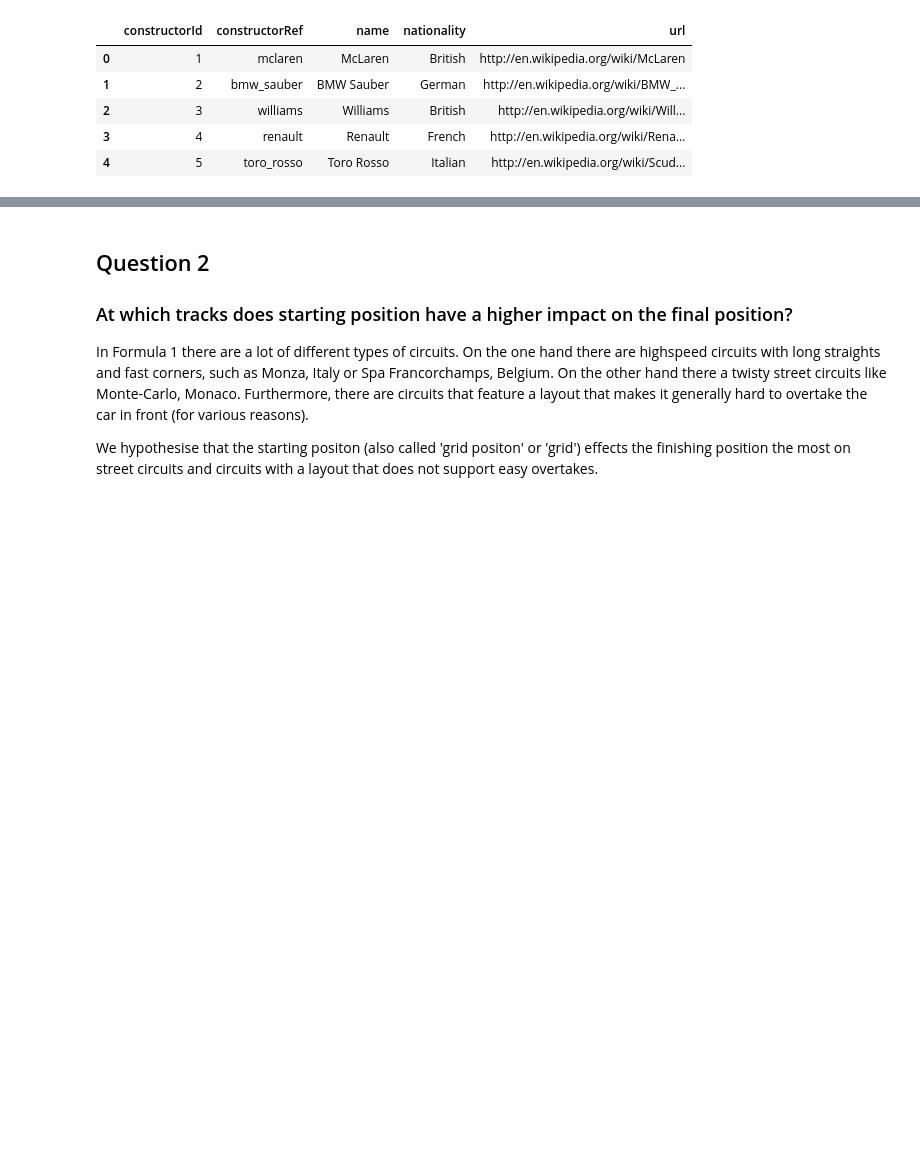
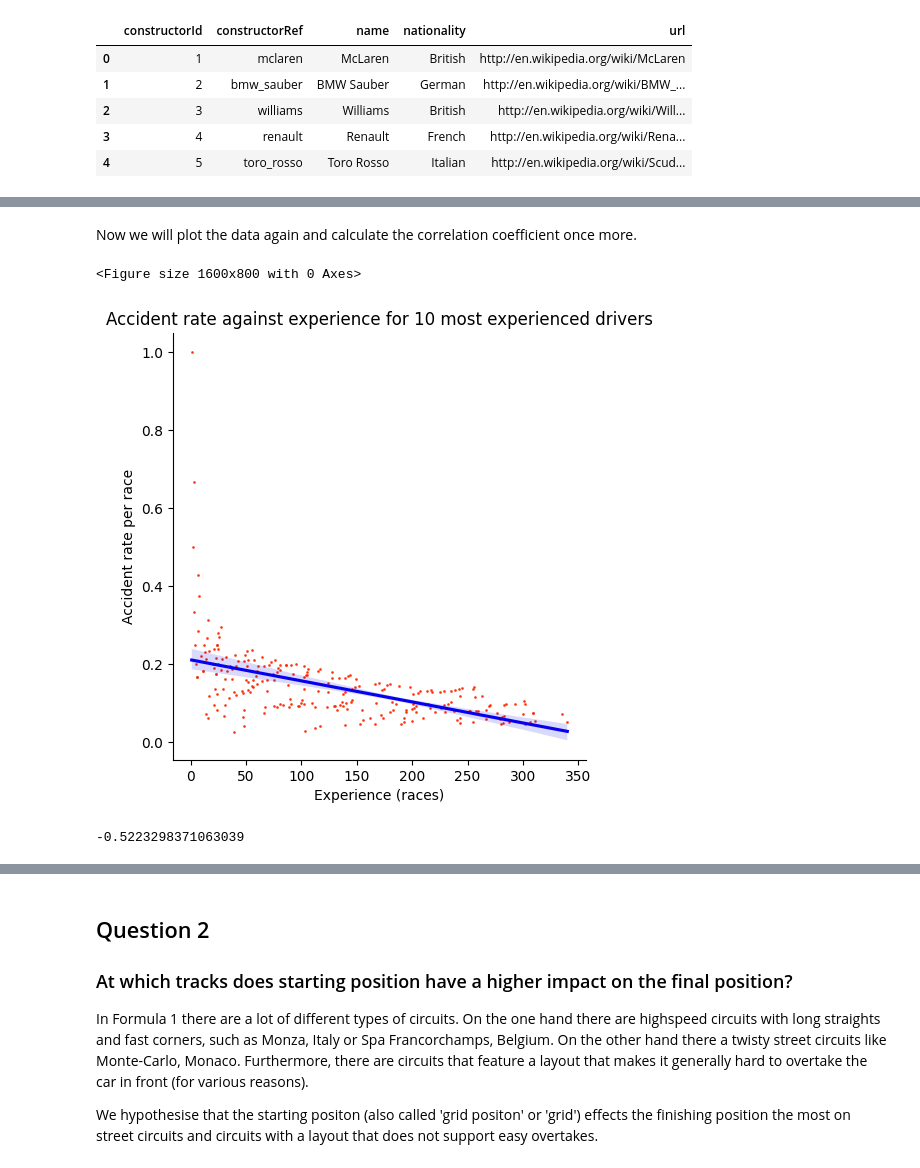
Before and after one commit to MatthewFoster02/The-Formula-Behind-Formula-1-Driven-By-Data, a Jupyter notebook: src/data_madness_group_44.ipynb, the cells around one changed output, grey strips where cells are left out. Saved outputs shown, nothing was run; the diff lists cells and outputs as text; code cells hidden in the pictures; blank space fills up the shorter version.

```diff
--- a/src/data_madness_group_44.ipynb
+++ b/src/data_madness_group_44.ipynb
@@ -128,0 +205,6 @@ status.head()
+# %%
+accidents = results[results['statusId'].isin(crash_status)]
+accidents = accidents[accidents['raceId'].isin(races_after_1975['raceId'].values)]
+accidents = accidents[accidents['driverId'].isin(min_races_in_career(40))]
+
+accidents.head()
@@ -128,0 +285,3 @@ status.head()
+# %%
+accidents_10_drivers = accidents_experience[accidents_experience['driverId'].isin(min_races_in_career(250))]
+accidents_10_drivers.head()
@@ -128,0 +295,15 @@ status.head()
+# %% [markdown]
+Now we will plot the data again and calculate the correlation coefficient once more.
+# %%
+plt.figure(figsize=(16, 8))
+sns.lmplot(data=accidents_10_drivers, x='experience', y='avg_accident_per_race', fit_reg=True, scatter_kws={'s':1, 'color':'#FF2800'}, line_kws={'color':'#0600EF'})
+plt.title('Accident rate against experience for 10 most experienced drivers')
+plt.ylabel('Accident rate per race')
+plt.xlabel('Experience (races)')
+plt.show()
+
+print(accidents_10_drivers['avg_accident_per_race'].corr(accidents_10_drivers['experience']))
+# %% [output]
+<Figure size 1600x800 with 0 Axes>
+[figure, added]
+-0.5223298371063039
```
Also changed, not shown: parts of 33 cells of this notebook, 1 other file.
